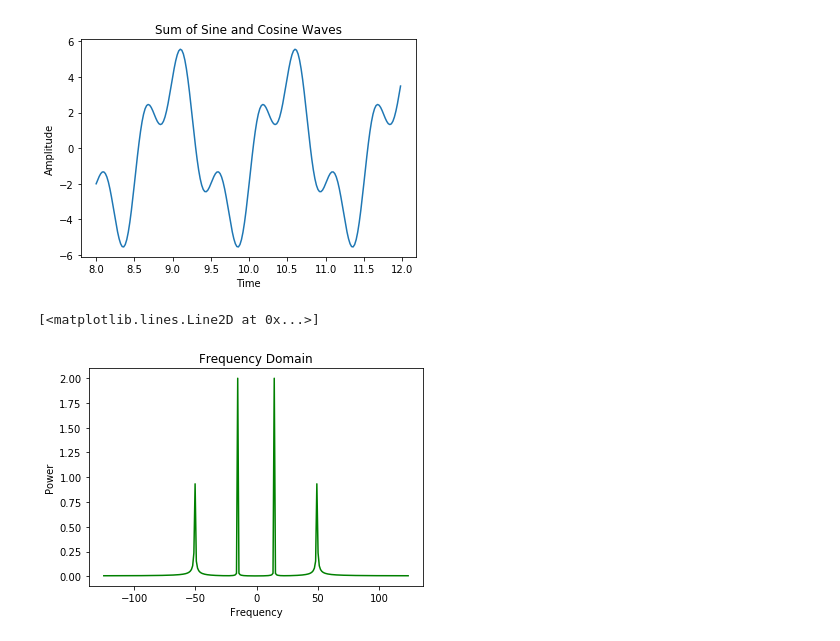
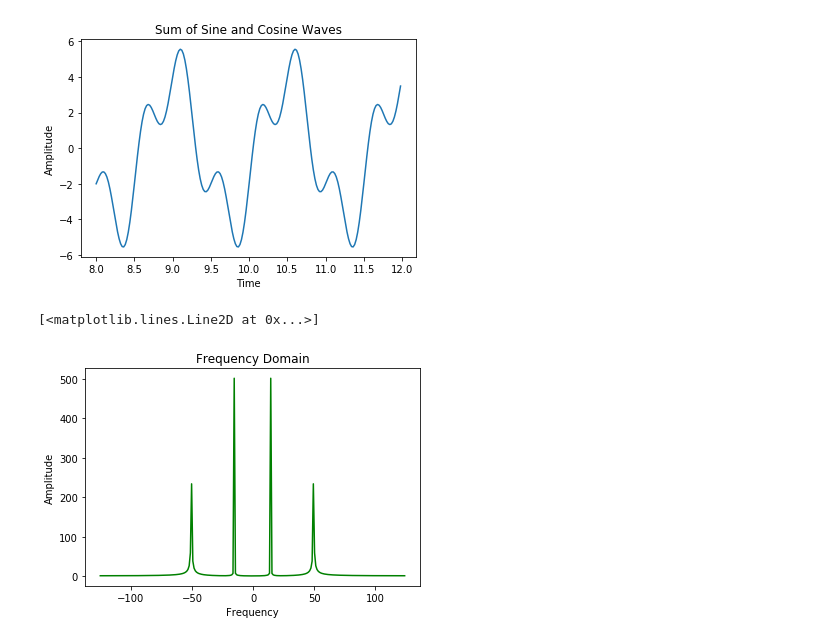
Before and after one commit to rashadphil/MIT-LLRISE, a Jupyter notebook: exercise.ipynb, the cells around one changed output. Drawn from its saved outputs; the diff is of its cells as text; code cells hidden in the pictures.

```diff
--- a/exercise.ipynb
+++ b/exercise.ipynb
@@ -80,31 +80,31 @@ plt.show()
 # %%
 #9
 # Setup Sample Rate and time array
 fs = 250
 dt = 1/fs
 Fc_sin = 1/0.02
 Fc_cos = 1/0.067
-t = np.arange(0, stop_time+dt, dt)
+t = np.arange(0, 1+dt, dt)
 
 x = 2 * np.sin(2*np.pi*Fc_sin*t) + 4 * np.cos(2*np.pi*Fc_cos*t)
 # Take FFT of x
 x_fft = np.fft.fftshift(np.fft.fft(x))
 # Take IFFT of x
 y = np.fft.ifft(np.fft.ifftshift(x_fft))
 # Create Frequency Array
 
 N = len(t)
 dF = fs/N
 f = np.arange(-fs/2, fs/2, dF)
 
 # Plot IFFT of x_fft
 # Initialize subplot objects
 # Increase veritcal distance between subplots
 # Plot FFT of x
 plt.title('Frequency Domain')
-plt.ylabel('Power')
+plt.ylabel('Amplitude')
 plt.xlabel('Frequency')
-plt.plot(f, np.abs(x_fft)/N, 'green')
+plt.plot(f, np.abs(x_fft), 'green')
 # %% [output]
 [<matplotlib.lines.Line2D at 0x...>]
-[figure, old version]
+[figure, new version]
```
